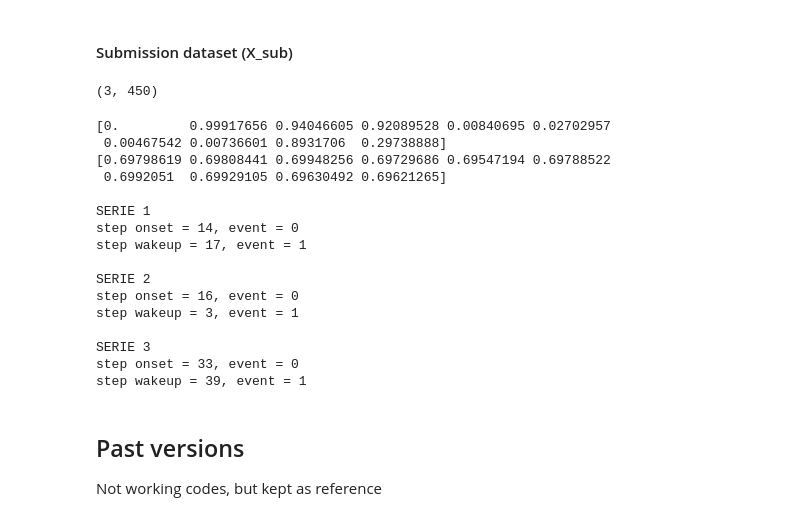
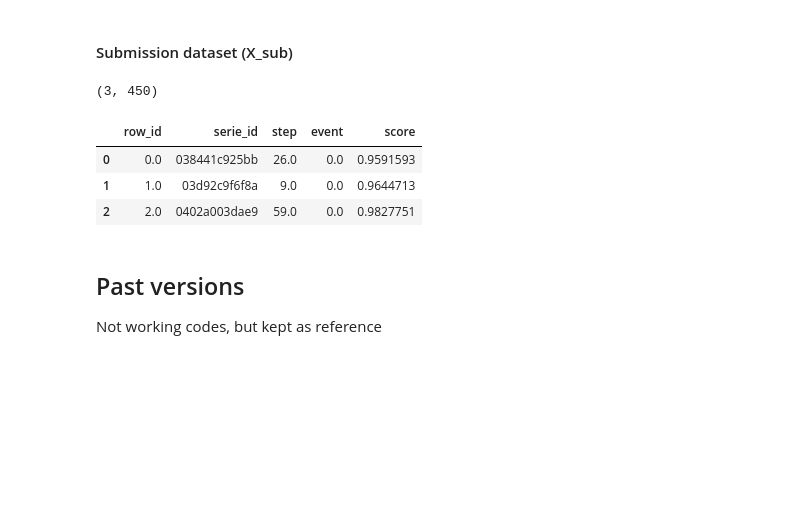
Before and after one commit to Nayel-Blidi/Kaggle, a Jupyter notebook: mainDeepLearning.ipynb, the cells around one changed output. Saved outputs shown, nothing was run; the diff lists cells and outputs as text; code cells hidden in the pictures; blank space fills up the shorter version.

Commit message:
new submission test

```diff
--- a/mainDeepLearning.ipynb
+++ b/mainDeepLearning.ipynb
@@ -252,56 +316,79 @@ for conv_step in tqdm(range(offset, 150-offset, 1)):
 
         submission_features = torch.from_numpy(X_sub_idx).float()
         submission_features = F.normalize(submission_features)
+        # submission_features = submission_features.unsqueeze(1)
 
         # print(submission_features.size())
         if submission_features.size() == torch.Size([1, 50]):
             model.eval()
             with torch.no_grad():
                 output_array[serie_idx, 0] = model(submission_features).numpy()
 
     outputs_arrays = np.concatenate([outputs_arrays, output_array], axis=1)
     m, n = output_array.shape
 
-print(outputs_arrays[0, 0:10])
-print(outputs_arrays[0, -10:])
+# print(outputs_arrays[0, 0:10])
+# print(outputs_arrays[0, -10:])
+# print(submission_features.shape)
 # print(outputs_arrays)
 
+submission_array = np.zeros((1, 5))
 for serie_id in range(3):
     pred_onset = min(outputs_arrays[serie_id, 1:-1])
     step_onset = outputs_arrays[serie_id, :].tolist().index(pred_onset)
 
     pred_wakeup = max(outputs_arrays[serie_id, 1:-1])
     step_wakeup = outputs_arrays[serie_id, :].tolist().index(pred_wakeup)
 
-    print(f"\nSERIE {serie_id+1}")
-    print(f"step onset = {step_onset}, event = {round(pred_onset)}")
-    print(f"step wakeup = {step_wakeup}, event = {round(pred_wakeup)}")
+    pred_event = max(1-pred_onset, pred_wakeup)
+    if pred_event == 1-pred_onset:
+        step_event = outputs_arrays[serie_id, :].tolist().index(pred_onset)
+        pred_event = round(pred_onset)
+        score = 1-pred_onset
 
+    elif pred_event == pred_wakeup:
+        step_event = outputs_arrays[serie_id, :].tolist().index(pred_onset)
+        pred_event = round(pred_wakeup)
+        score = pred_wakeup
 
+    else:
+        print("pred error")
+
+    # print(f"\nSERIE {serie_id+1}")
+    # print(f"step onset = {step_onset}, event = {round(pred_onset)}")
+    # print(f"step wakeup = {step_wakeup}, event = {round(pred_wakeup)}")
+    # print(f"step event réel = {step_event}, event reel = {pred_event}")
+
+    submission_array = np.concatenate([submission_array, np.array([[serie_id, "serie_id", step_event, pred_event, score]])], axis=0)
+
+submission_array = submission_array[1:, :]
+submission_array[:,0] = submission_array[:,0].astype(np.float32)
+submission_array[:,1] = submission_array[:,1].astype(str)
+submission_array[:,2] = submission_array[:,2].astype(np.float32)
+submission_array[:,3] = submission_array[:,3].astype(np.float32)
+submission_array[:,4] = submission_array[:,4].astype(np.float32)
+
+submission_array[submission_array[:, 3] == "0"] = "onset"
+submission_array[submission_array[:, 3] == "1"] = "wakeup"
+
+submission_df = pd.DataFrame(submission_array, columns=["row_id", "serie_id", "step", "event", "score"])
+
+submission_df[["serie_id"]] = np.array([["038441c925bb", "03d92c9f6f8a", "0402a003dae9"]]).T
+display(submission_df.head())
+
+submission_df.to_csv(f"{current_folder_path}/submission.csv", index=False)
 
 
 # print(max(outputs_arrays[0, :]))
 # print(X_sub_idx)
 # print(submission_features)
 # print(X_sub_idx.shape)
 # %% [output]
 (3, 450)
-[0.         0.99917656 0.94046605 0.92089528 0.00840695 0.02702957
- 0.00467542 0.00736601 0.8931706  0.29738888]
-[0.69798619 0.69808441 0.69948256 0.69729686 0.69547194 0.69788522
- 0.6992051  0.69929105 0.69630492 0.69621265]
-
-SERIE 1
-step onset = 14, event = 0
-step wakeup = 17, event = 1
-
-SERIE 2
-step onset = 16, event = 0
-step wakeup = 3, event = 1
-
-SERIE 3
-step onset = 33, event = 0
-step wakeup = 39, event = 1
+|  | row_id | serie_id | step | event | score |
+| 0 | 0.0 | 038441c925bb | 26.0 | 0.0 | 0.9591593 |
+| 1 | 1.0 | 03d92c9f6f8a | 9.0 | 0.0 | 0.9644713 |
+| 2 | 2.0 | 0402a003dae9 | 59.0 | 0.0 | 0.9827751 |
 # %% [markdown]
 ## Past versions
 Not working codes, but kept as reference
```
Also changed, not shown: parts of 9 cells of this notebook.
